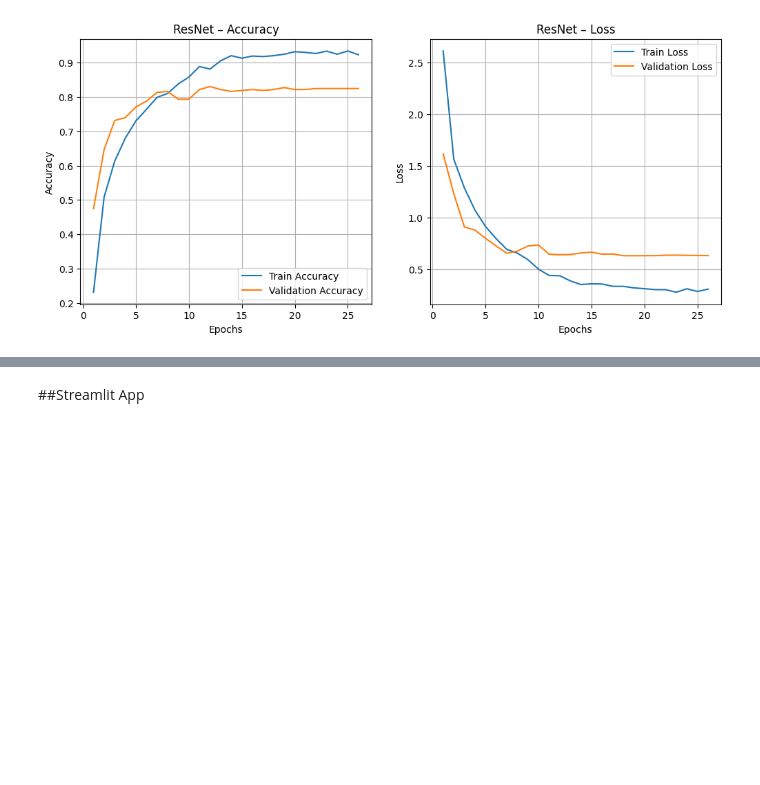
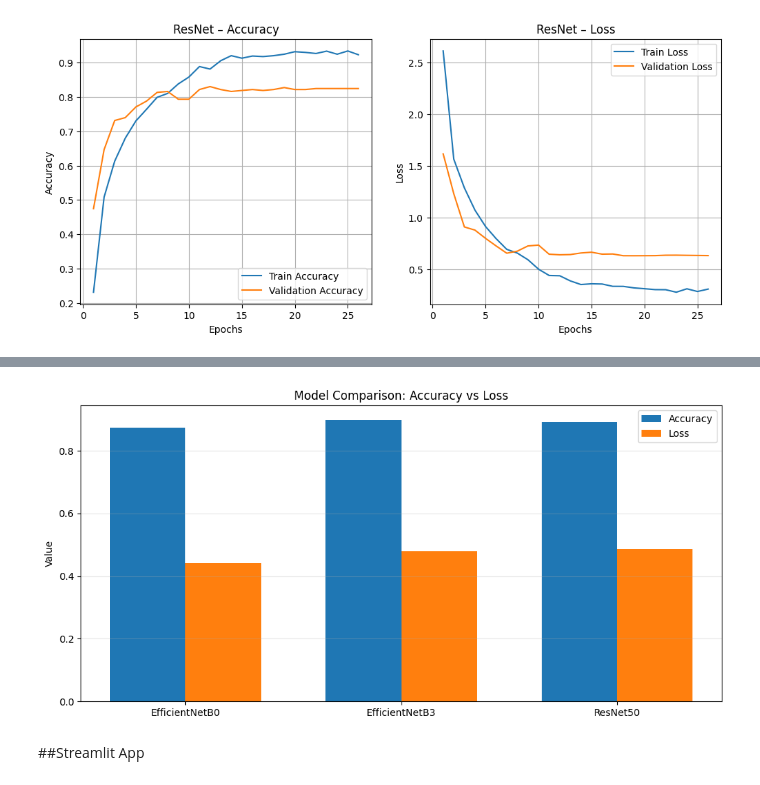
Before and after one commit to khrystynaPeniak/deep-learning-project-multiclass-classification, a Jupyter notebook: mashroom-vision-f.ipynb, the cells around one changed output, grey strips where cells are left out. Saved outputs shown, nothing was run; the diff lists cells and outputs as text; code cells hidden in the pictures; blank space fills up the shorter version.

```diff
--- a/mashroom-vision-f.ipynb
+++ b/mashroom-vision-f.ipynb
@@ -550,3 +746,36 @@ model_resnet.save("/content/drive/MyDrive/mashrooms-vision/model-resnet.keras")
+# %%
+model_names = ['EfficientNetB0', 'EfficientNetB3', 'ResNet50']
+
+accuracies = [0.8739, 0.8991, 0.8908]
+losses = [0.4412, 0.4792, 0.4868]
+
+def plot_manual_model_comparison(
+    model_names,
+    accuracies,
+    losses
+):
+
+    x = np.arange(len(model_names))
+    width = 0.35
+
+    plt.figure(figsize=(10, 5))
+
+    plt.bar(x - width/2, accuracies, width, label='Accuracy')
+
+    plt.bar(x + width/2, losses, width, label='Loss')
+
+    plt.xticks(x, model_names)
+    plt.ylabel('Value')
+    plt.title('Model Comparison: Accuracy vs Loss')
+    plt.legend()
+    plt.grid(axis='y', alpha=0.3)
+
+    plt.tight_layout()
+    plt.show()
+# %%
+plot_manual_model_comparison(model_names, accuracies, losses)
+# %% [output]
+[figure, added]
 # %% [markdown]
 ##Streamlit App
 # %%
```
Also changed, not shown: parts of 23 cells of this notebook.
